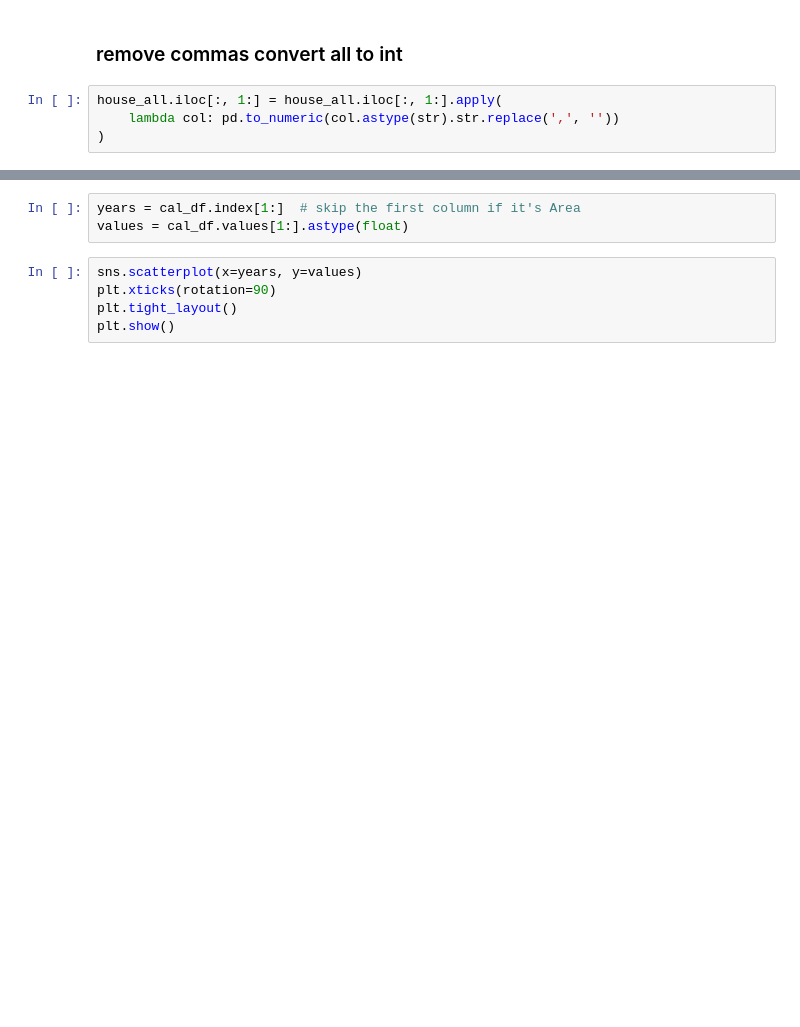
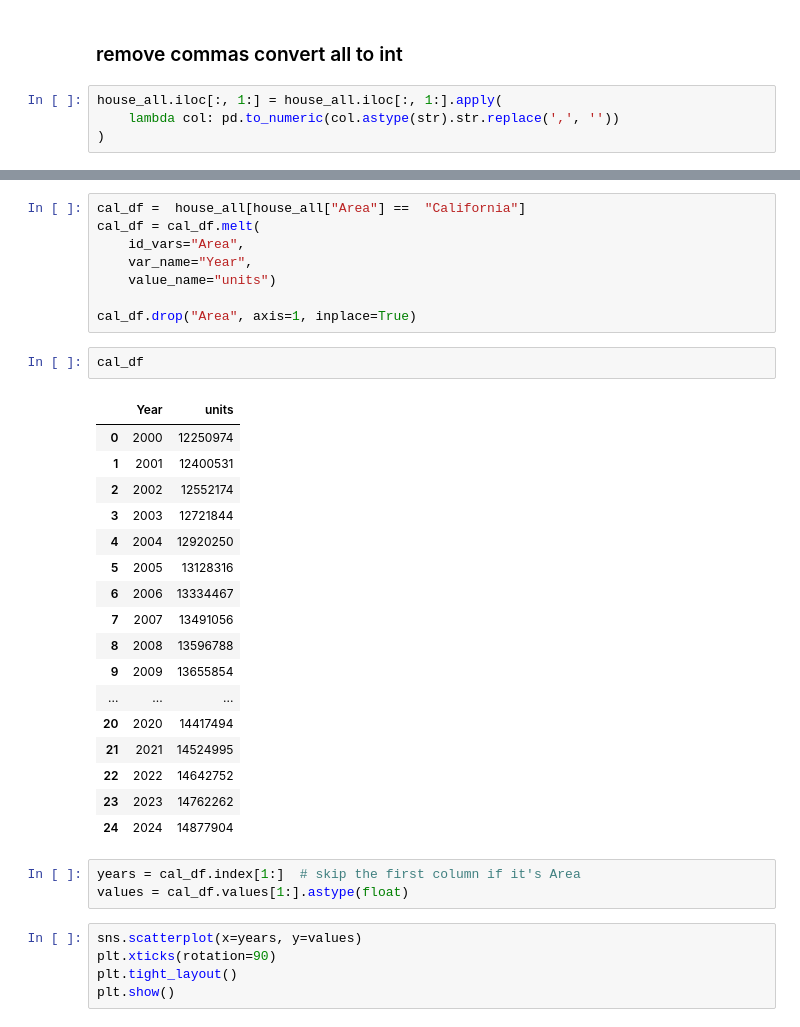
Before and after one commit to alvaroEspinozaMerida/CA_Housing_Analysis, a Jupyter notebook: src/housing_unit.ipynb, the cells around one changed output, grey strips where cells are left out. Cells and saved outputs as stored; diff of their text form; blank space fills up the shorter version.

```diff
--- a/src/housing_unit.ipynb
+++ b/src/housing_unit.ipynb
@@ -158,6 +165,34 @@ Area    California
 2023      14762262
 2024      14877904
 Name: 5, dtype: object
+# %%
+cal_df =  house_all[house_all["Area"] ==  "California"]
+cal_df = cal_df.melt(
+    id_vars="Area",
+    var_name="Year",
+    value_name="units")
+
+cal_df.drop("Area", axis=1, inplace=True)
+# %%
+cal_df
+# %% [output]
+|  | Year | units |
+| 0 | 2000 | 12250974 |
+| 1 | 2001 | 12400531 |
+| 2 | 2002 | 12552174 |
+| 3 | 2003 | 12721844 |
+| 4 | 2004 | 12920250 |
+| 5 | 2005 | 13128316 |
+| 6 | 2006 | 13334467 |
+| 7 | 2007 | 13491056 |
+| 8 | 2008 | 13596788 |
+| 9 | 2009 | 13655854 |
+| ... | ... | ... |
+| 20 | 2020 | 14417494 |
+| 21 | 2021 | 14524995 |
+| 22 | 2022 | 14642752 |
+| 23 | 2023 | 14762262 |
+| 24 | 2024 | 14877904 |
 # %%
 years = cal_df.index[1:]  # skip the first column if it's Area
 values = cal_df.values[1:].astype(float)
```
Also changed, not shown: parts of 7 cells of this notebook, 2 other files.
